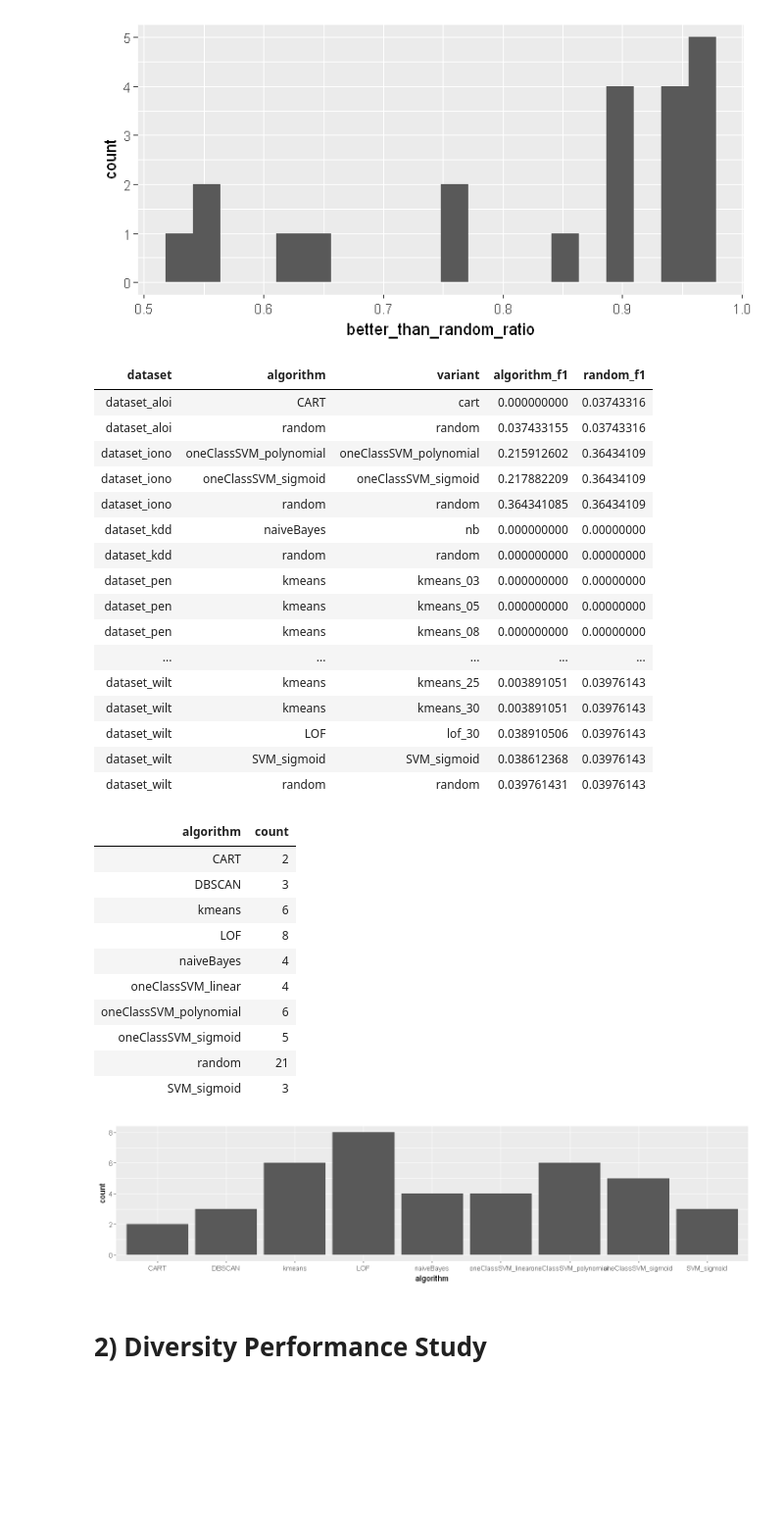
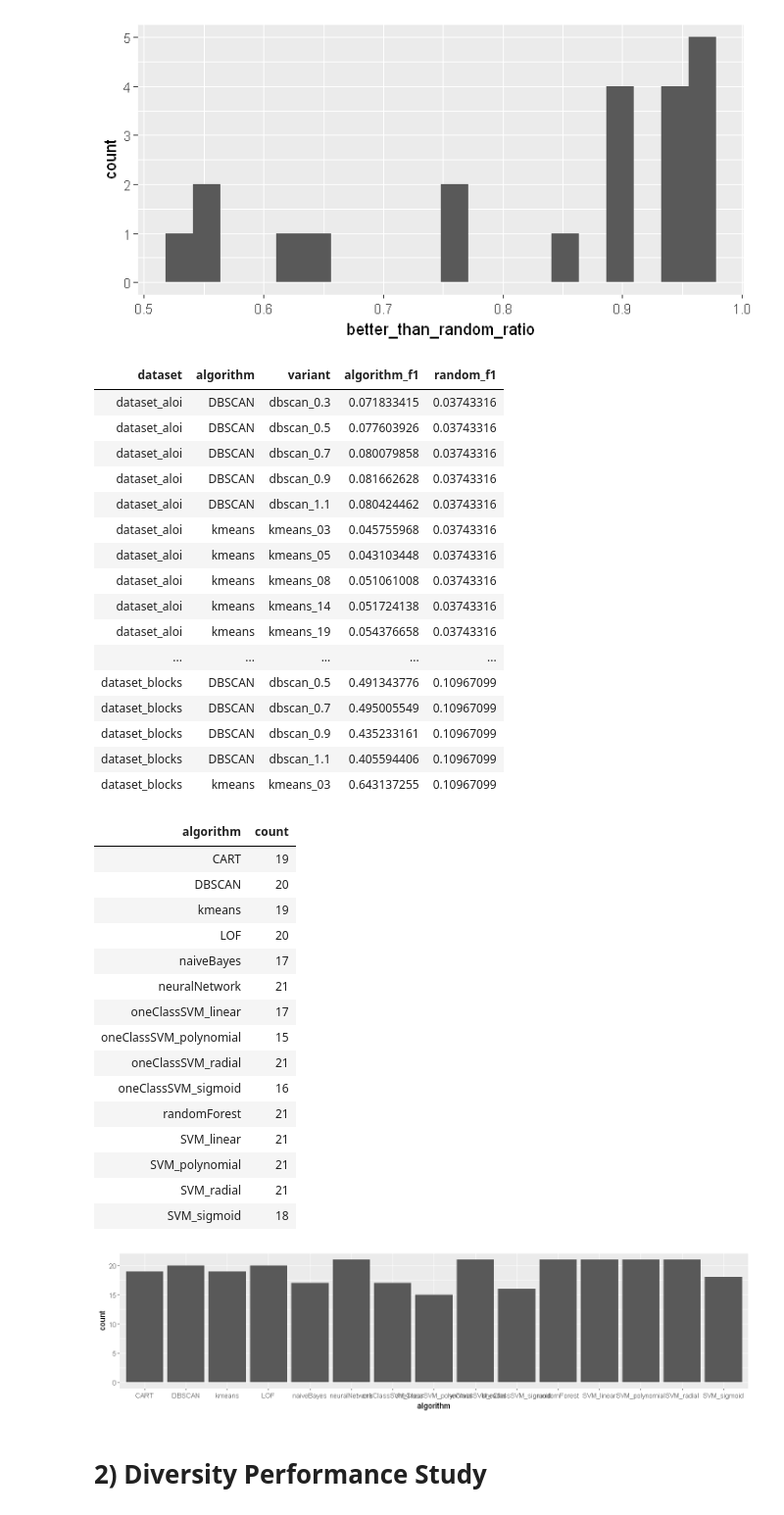
Before and after one commit to msandim/master-thesis, a Jupyter notebook: experiments/Experiment 3/Experiment 3 - Analysis 4.ipynb, the cells around one changed output. Shown at 98% size. Drawn from its saved outputs; the diff is of its cells as text; code cells hidden in the pictures; blank space fills up the shorter version.

```diff
--- a/experiments/Experiment 3/Experiment 3 - Analysis 4.ipynb
+++ b/experiments/Experiment 3/Experiment 3 - Analysis 4.ipynb
@@ -434,48 +458,55 @@ calc_worse_random_algorithms <- function()
   evaluation_algorithms %>%
     select(-algorithm_precision, -algorithm_recall, -algorithm_f20, -algorithm_f05) %>%
     left_join(random_guess, by="dataset") %>%
-    filter(algorithm_f1 <= random_f1)
+    filter(algorithm_f1 > random_f1)
 }
 
 calc_worse_random_algorithms()
 # %% [output]
 | dataset | algorithm | variant | algorithm_f1 | random_f1 |
-| dataset_aloi | CART | cart | 0.000000000 | 0.03743316 |
-| dataset_aloi | random | random | 0.037433155 | 0.03743316 |
-| dataset_iono | oneClassSVM_polynomial | oneClassSVM_polynomial | 0.215912602 | 0.36434109 |
-| dataset_iono | oneClassSVM_sigmoid | oneClassSVM_sigmoid | 0.217882209 | 0.36434109 |
-| dataset_iono | random | random | 0.364341085 | 0.36434109 |
-| dataset_kdd | naiveBayes | nb | 0.000000000 | 0.00000000 |
-| dataset_kdd | random | random | 0.000000000 | 0.00000000 |
-| dataset_pen | kmeans | kmeans_03 | 0.000000000 | 0.00000000 |
-| dataset_pen | kmeans | kmeans_05 | 0.000000000 | 0.00000000 |
-| dataset_pen | kmeans | kmeans_08 | 0.000000000 | 0.00000000 |
+| dataset_aloi | DBSCAN | dbscan_0.3 | 0.071833415 | 0.03743316 |
+| dataset_aloi | DBSCAN | dbscan_0.5 | 0.077603926 | 0.03743316 |
+| dataset_aloi | DBSCAN | dbscan_0.7 | 0.080079858 | 0.03743316 |
+| dataset_aloi | DBSCAN | dbscan_0.9 | 0.081662628 | 0.03743316 |
+| dataset_aloi | DBSCAN | dbscan_1.1 | 0.080424462 | 0.03743316 |
+| dataset_aloi | kmeans | kmeans_03 | 0.045755968 | 0.03743316 |
+| dataset_aloi | kmeans | kmeans_05 | 0.043103448 | 0.03743316 |
+| dataset_aloi | kmeans | kmeans_08 | 0.051061008 | 0.03743316 |
+| dataset_aloi | kmeans | kmeans_14 | 0.051724138 | 0.03743316 |
+| dataset_aloi | kmeans | kmeans_19 | 0.054376658 | 0.03743316 |
 | ... | ... | ... | ... | ... |
-| dataset_wilt | kmeans | kmeans_25 | 0.003891051 | 0.03976143 |
-| dataset_wilt | kmeans | kmeans_30 | 0.003891051 | 0.03976143 |
-| dataset_wilt | LOF | lof_30 | 0.038910506 | 0.03976143 |
-| dataset_wilt | SVM_sigmoid | SVM_sigmoid | 0.038612368 | 0.03976143 |
-| dataset_wilt | random | random | 0.039761431 | 0.03976143 |
+| dataset_blocks | DBSCAN | dbscan_0.5 | 0.491343776 | 0.10967099 |
+| dataset_blocks | DBSCAN | dbscan_0.7 | 0.495005549 | 0.10967099 |
+| dataset_blocks | DBSCAN | dbscan_0.9 | 0.435233161 | 0.10967099 |
+| dataset_blocks | DBSCAN | dbscan_1.1 | 0.405594406 | 0.10967099 |
+| dataset_blocks | kmeans | kmeans_03 | 0.643137255 | 0.10967099 |
 # %%
 options(repr.plot.width=12, repr.plot.height=3)
 
-calc_worse_random_algorithms() %>% distinct(dataset, algorithm) %>% group_by(algorithm) %>% summarise(count = n())
+calc_worse_random_algorithms() %>%
+
+  distinct(dataset, algorithm) %>% group_by(algorithm) %>% summarise(count = n())
 
 calc_worse_random_algorithms() %>% filter(algorithm != "random") %>% distinct(dataset, algorithm) %>% group_by(algorithm) %>% summarise(count = n()) %>%
   ggplot(aes(algorithm, count)) + geom_bar(stat = "identity")
 # %% [output]
 | algorithm | count |
-| CART | 2 |
-| DBSCAN | 3 |
-| kmeans | 6 |
-| LOF | 8 |
-| naiveBayes | 4 |
-| oneClassSVM_linear | 4 |
-| oneClassSVM_polynomial | 6 |
-| oneClassSVM_sigmoid | 5 |
-| random | 21 |
-| SVM_sigmoid | 3 |
+| CART | 19 |
+| DBSCAN | 20 |
+| kmeans | 19 |
+| LOF | 20 |
+| naiveBayes | 17 |
+| neuralNetwork | 21 |
+| oneClassSVM_linear | 17 |
+| oneClassSVM_polynomial | 15 |
+| oneClassSVM_radial | 21 |
+| oneClassSVM_sigmoid | 16 |
+| randomForest | 21 |
+| SVM_linear | 21 |
+| SVM_polynomial | 21 |
+| SVM_radial | 21 |
+| SVM_sigmoid | 18 |
-[figure, old version]
+[figure, new version]
 # %% [markdown]
 # 2) Diversity Performance Study
 # %%
```
Also changed, not shown: parts of 31 cells of this notebook, 3 other files.
